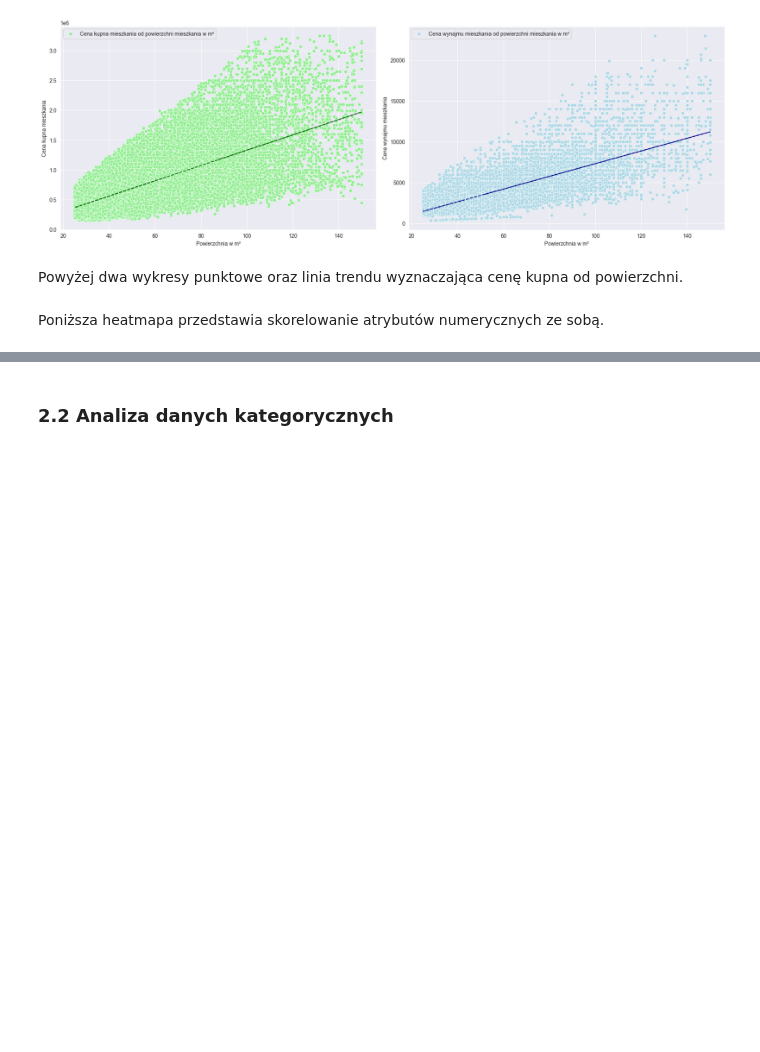
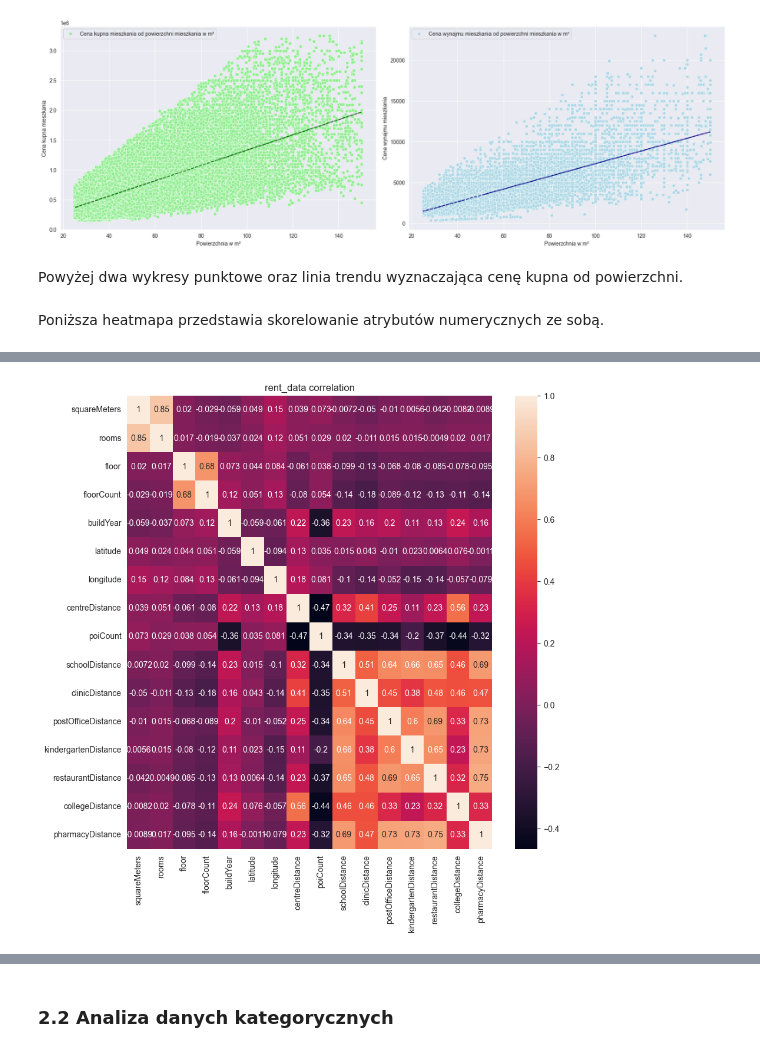
Before and after one commit to barpil/Analiza_danych_rynku_mieszkaniowego, a Jupyter notebook: ProjektPRiAD.ipynb, the cells around one changed output, grey strips where cells are left out. Saved outputs shown, nothing was run; the diff lists cells and outputs as text; code cells hidden in the pictures; blank space fills up the shorter version.

```diff
--- a/ProjektPRiAD.ipynb
+++ b/ProjektPRiAD.ipynb
@@ -324,0 +345,9 @@ plt.show()
+# %%
+rent_tmp = rent_data[numeric_columns[:-1]].copy()
+
+plt.figure(figsize = (10,10))
+plt.title("rent_data correlation")
+sns.heatmap(rent_tmp.corr(),annot = True)
+plt.show()
+# %% [output]
+[figure, added]
```
Also changed, not shown: parts of 12 cells of this notebook.
